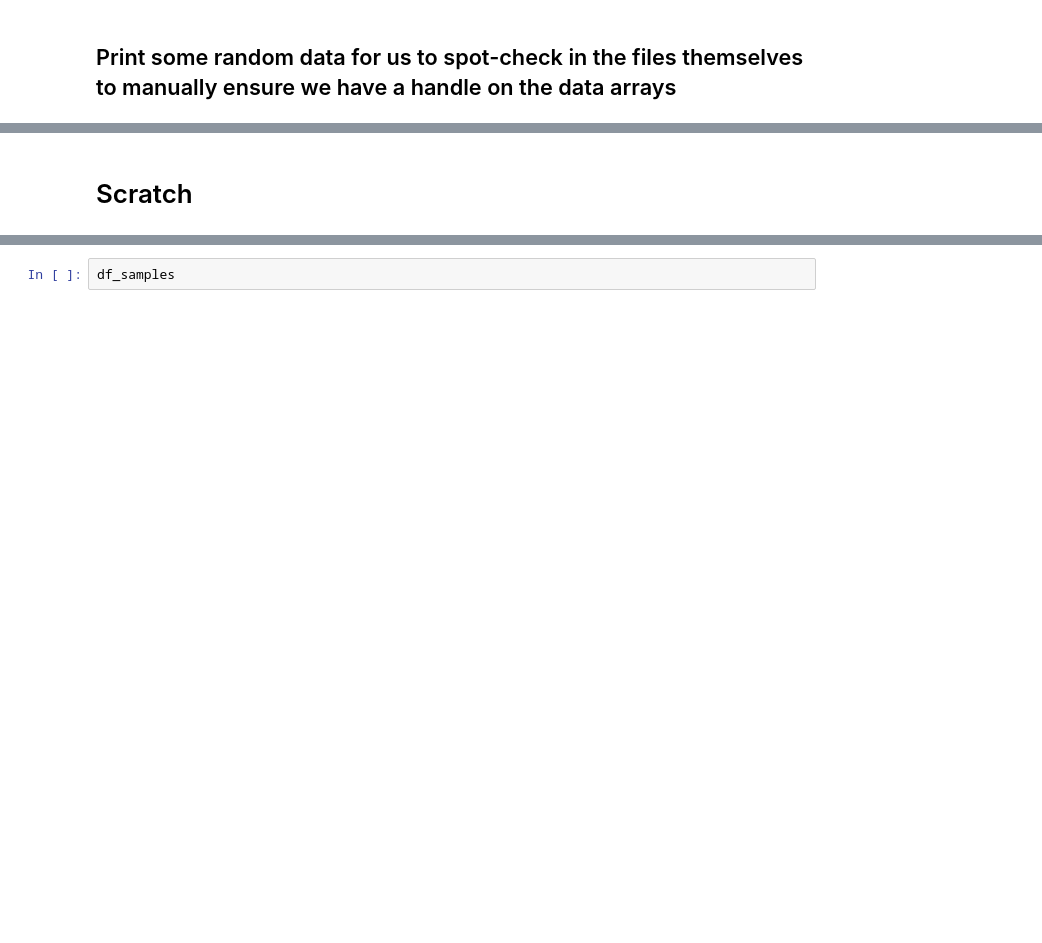
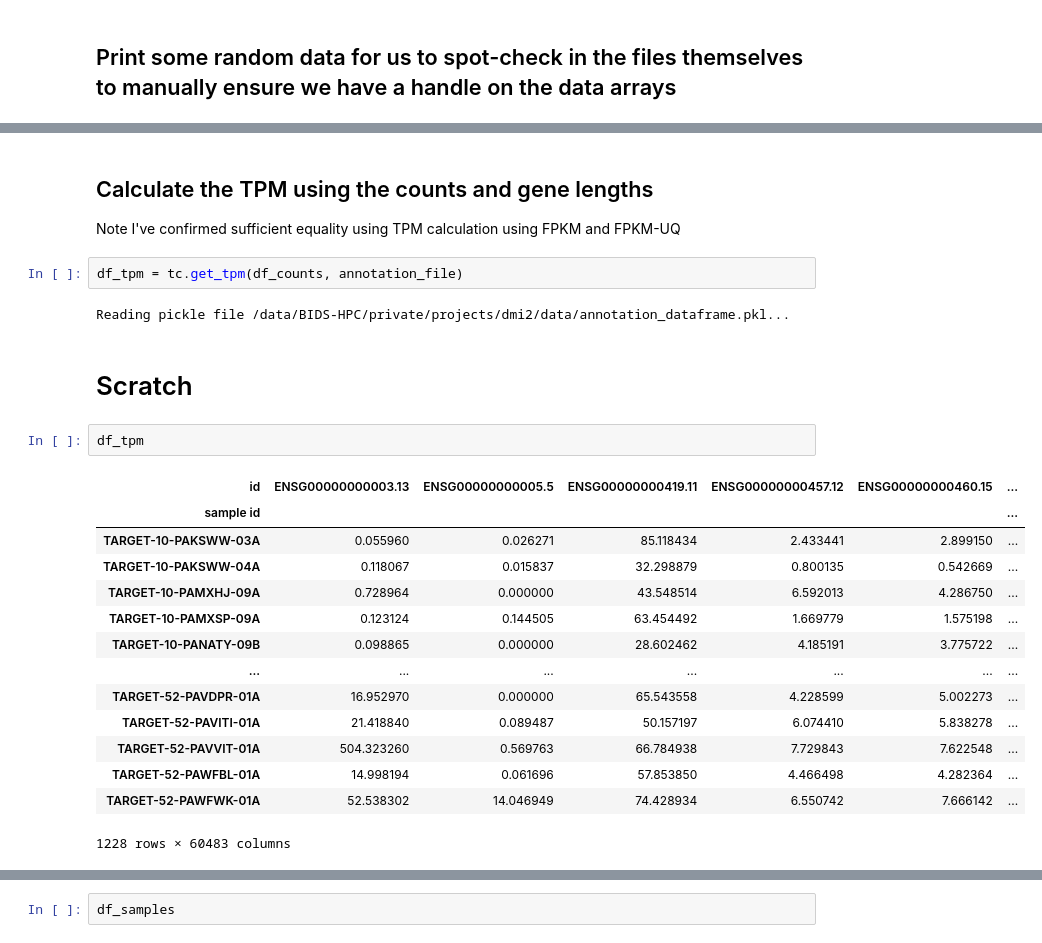
Before and after one commit to andrew-weisman/target_classification, a Jupyter notebook: main.ipynb, the cells around one changed output, grey strips where cells are left out. Saved outputs shown, nothing was run; the diff lists cells and outputs as text; blank space fills up the shorter version.

Commit message:
Calculated TPM using multiple methods in order to confirm correct calculation

```diff
--- a/main.ipynb
+++ b/main.ipynb
@@ -131,2 +131,26 @@ Sample TARGET-50-CAAAAQ-01A (TARGET-WT, Primary Tumor) should have a FPKM-UQ val
+# %% [markdown]
+## Calculate the TPM using the counts and gene lengths
+Note I've confirmed sufficient equality using TPM calculation using FPKM and FPKM-UQ
+# %%
+df_tpm = tc.get_tpm(df_counts, annotation_file)
+# %% [output]
+Reading pickle file /data/BIDS-HPC/private/projects/dmi2/data/annotation_dataframe.pkl...
 # %% [markdown]
 # Scratch
+# %%
+df_tpm
+# %% [output]
+| id | ENSG00000000003.13 | ENSG00000000005.5 | ENSG00000000419.11 | ENSG00000000457.12 | ENSG00000000460.15 | ... |
+| sample id |  |  |  |  |  | ... |
+| TARGET-10-PAKSWW-03A | 0.055960 | 0.026271 | 85.118434 | 2.433441 | 2.899150 | ... |
+| TARGET-10-PAKSWW-04A | 0.118067 | 0.015837 | 32.298879 | 0.800135 | 0.542669 | ... |
+| TARGET-10-PAMXHJ-09A | 0.728964 | 0.000000 | 43.548514 | 6.592013 | 4.286750 | ... |
+| TARGET-10-PAMXSP-09A | 0.123124 | 0.144505 | 63.454492 | 1.669779 | 1.575198 | ... |
+| TARGET-10-PANATY-09B | 0.098865 | 0.000000 | 28.602462 | 4.185191 | 3.775722 | ... |
+| ... | ... | ... | ... | ... | ... | ... |
+| TARGET-52-PAVDPR-01A | 16.952970 | 0.000000 | 65.543558 | 4.228599 | 5.002273 | ... |
+| TARGET-52-PAVITI-01A | 21.418840 | 0.089487 | 50.157197 | 6.074410 | 5.838278 | ... |
+| TARGET-52-PAVVIT-01A | 504.323260 | 0.569763 | 66.784938 | 7.729843 | 7.622548 | ... |
+| TARGET-52-PAWFBL-01A | 14.998194 | 0.061696 | 57.853850 | 4.466498 | 4.282364 | ... |
+| TARGET-52-PAWFWK-01A | 52.538302 | 14.046949 | 74.428934 | 6.550742 | 7.666142 | ... |
+1228 rows × 60483 columns
```
Also changed, not shown: parts of 10 cells of this notebook, 1 other file.
